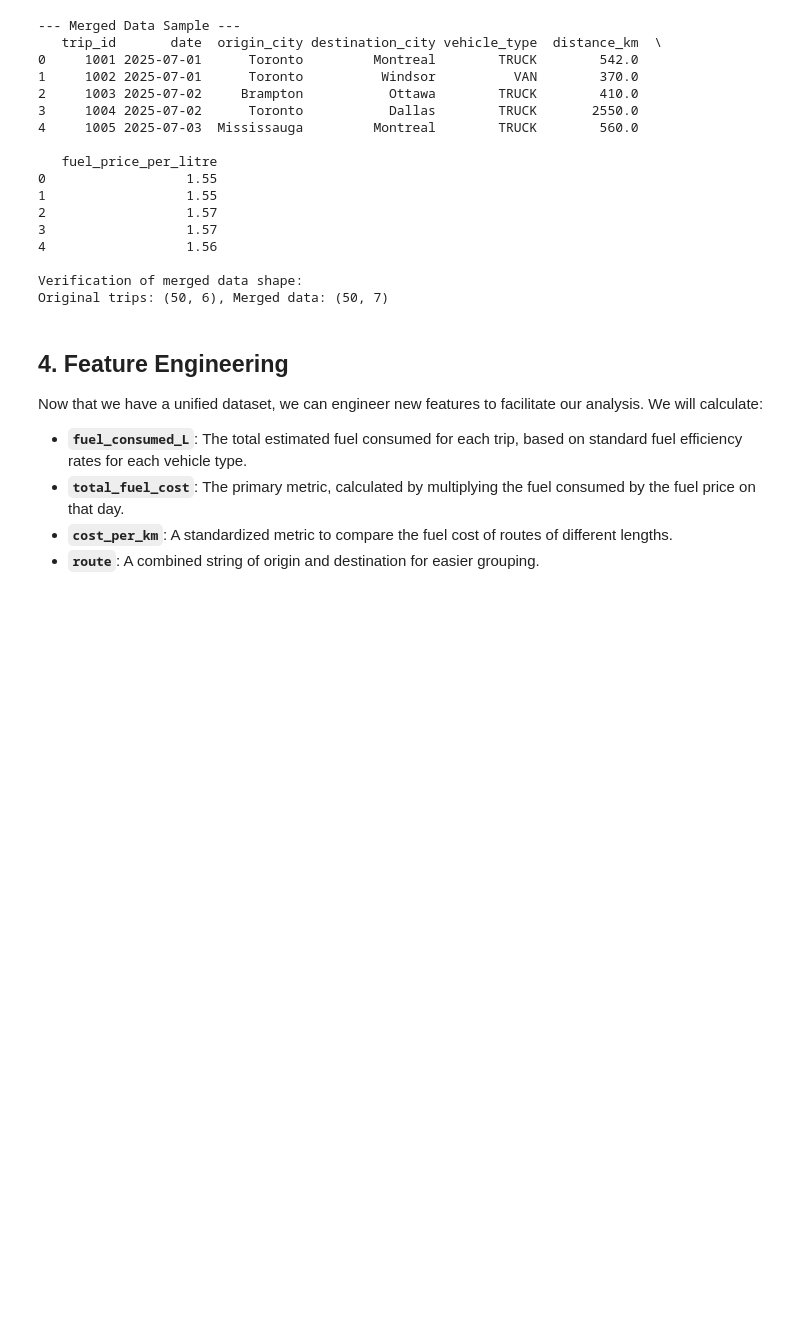
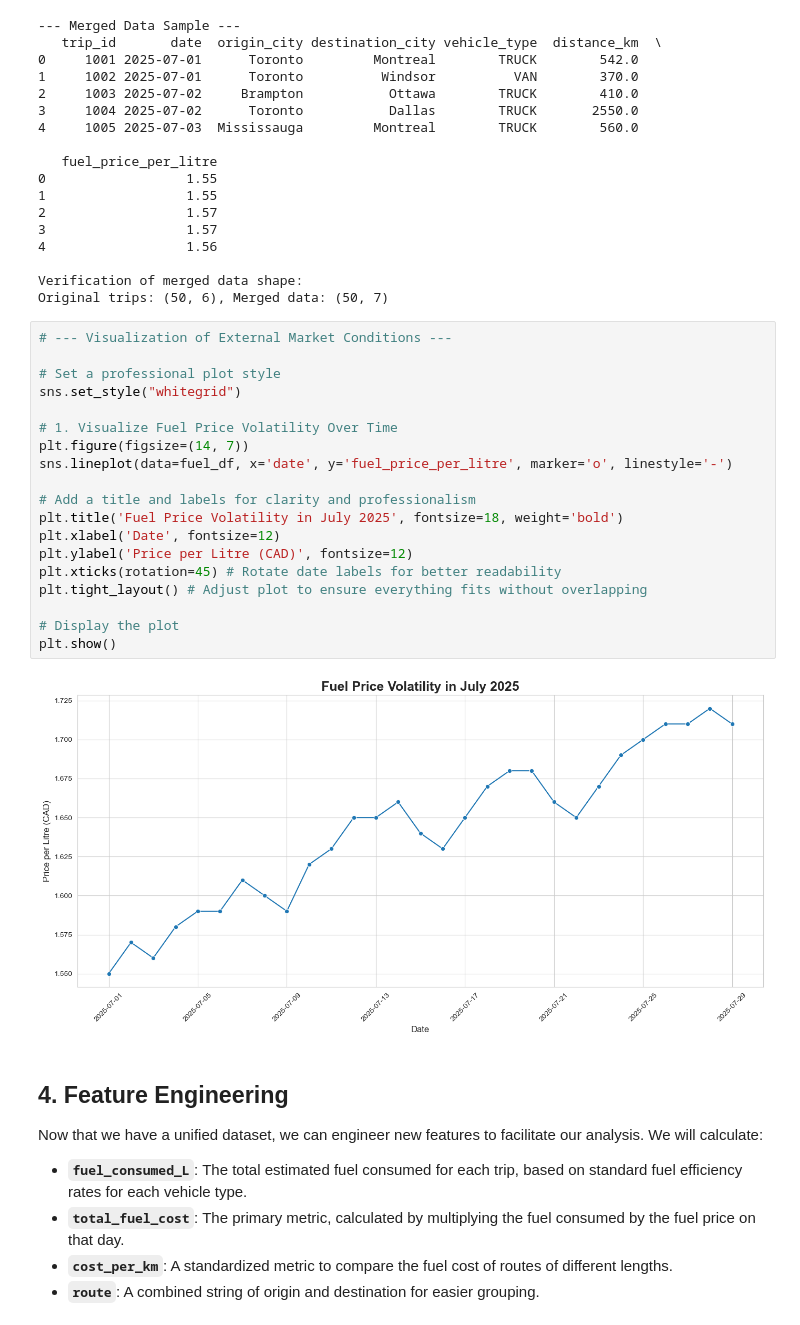
Before and after one commit to Kevin-yyuan/fuel_analysis, a Jupyter notebook: fuel_analysis.ipynb, the cells around one changed output. Drawn from its saved outputs; the diff is of its cells as text; blank space fills up the shorter version.

```diff
--- a/fuel_analysis.ipynb
+++ b/fuel_analysis.ipynb
@@ -148,6 +148,27 @@ print(f"Original trips: {trips_df.shape}, Merged data: {merged_df.shape}")
 
 Verification of merged data shape:
 Original trips: (50, 6), Merged data: (50, 7)
+# %%
+# --- Visualization of External Market Conditions ---
+
+# Set a professional plot style
+sns.set_style("whitegrid")
+
+# 1. Visualize Fuel Price Volatility Over Time
+plt.figure(figsize=(14, 7))
+sns.lineplot(data=fuel_df, x='date', y='fuel_price_per_litre', marker='o', linestyle='-')
+
+# Add a title and labels for clarity and professionalism
+plt.title('Fuel Price Volatility in July 2025', fontsize=18, weight='bold')
+plt.xlabel('Date', fontsize=12)
+plt.ylabel('Price per Litre (CAD)', fontsize=12)
+plt.xticks(rotation=45) # Rotate date labels for better readability
+plt.tight_layout() # Adjust plot to ensure everything fits without overlapping
+
+# Display the plot
+plt.show()
+# %% [output]
+[figure, added]
 # %% [markdown]
 ## 4. Feature Engineering
 
```
Also changed, not shown: 3 other files.
